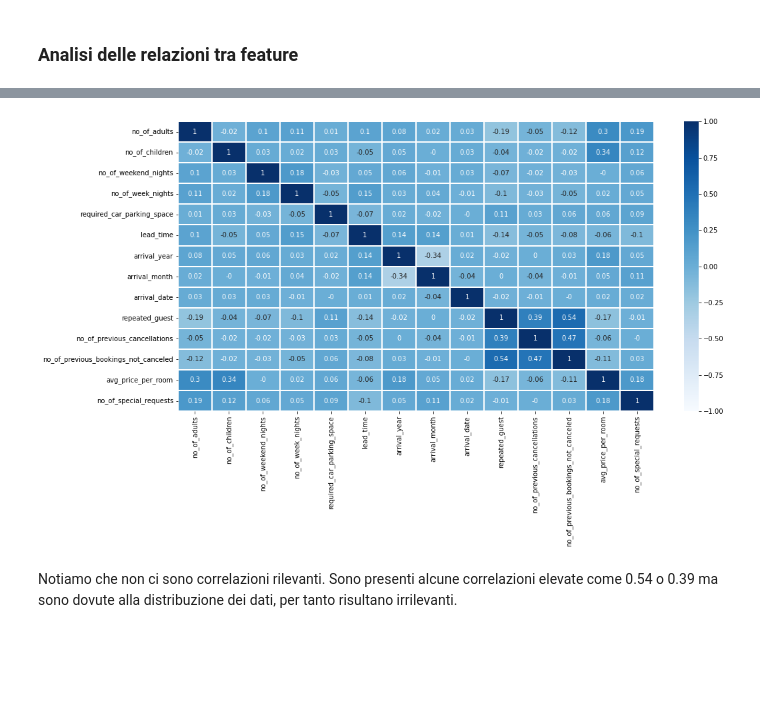
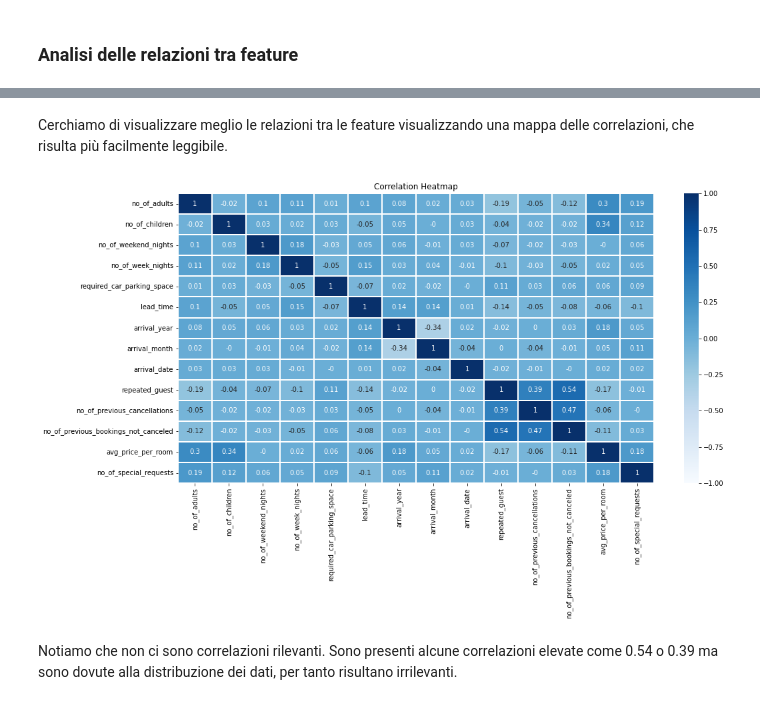
Before and after one commit to BedeschiFederica/DataIntensiveProject, a Jupyter notebook: hotel_reservations.ipynb, the cells around one changed output, grey strips where cells are left out. Cells and saved outputs as stored; diff of their text form; code cells hidden in the pictures; blank space fills up the shorter version.

```diff
--- a/hotel_reservations.ipynb
+++ b/hotel_reservations.ipynb
@@ -233,13 +233,14 @@ sample.plot.scatter(
+# %% [markdown]
+Cerchiamo di visualizzare meglio le relazioni tra le feature visualizzando una mappa delle correlazioni, che risulta più facilmente leggibile.
 # %%
 import seaborn as sns
-plt.figure(figsize=(16,8))
-#plt.tight_layout(pad=2.0)
+plt.figure(figsize=(16, 8))
 corr_matrix = data.corr().round(2)
 sns.heatmap(corr_matrix, annot=True, cmap="Blues", linewidths=0.2, fmt=".2g", vmin=-1, vmax=1)
-#plt.title("Pearson Correlation Heatmap")
+plt.title("Correlation Heatmap")
 plt.show()
 # %% [output]
-[figure, old version]
+[figure, new version]
 # %% [markdown]
 Notiamo che non ci sono correlazioni rilevanti. Sono presenti alcune correlazioni elevate come 0.54 o 0.39 ma sono dovute alla distribuzione dei dati, per tanto risultano irrilevanti.
 # %% [markdown]
```
Also changed, not shown: parts of 67 cells of this notebook.
